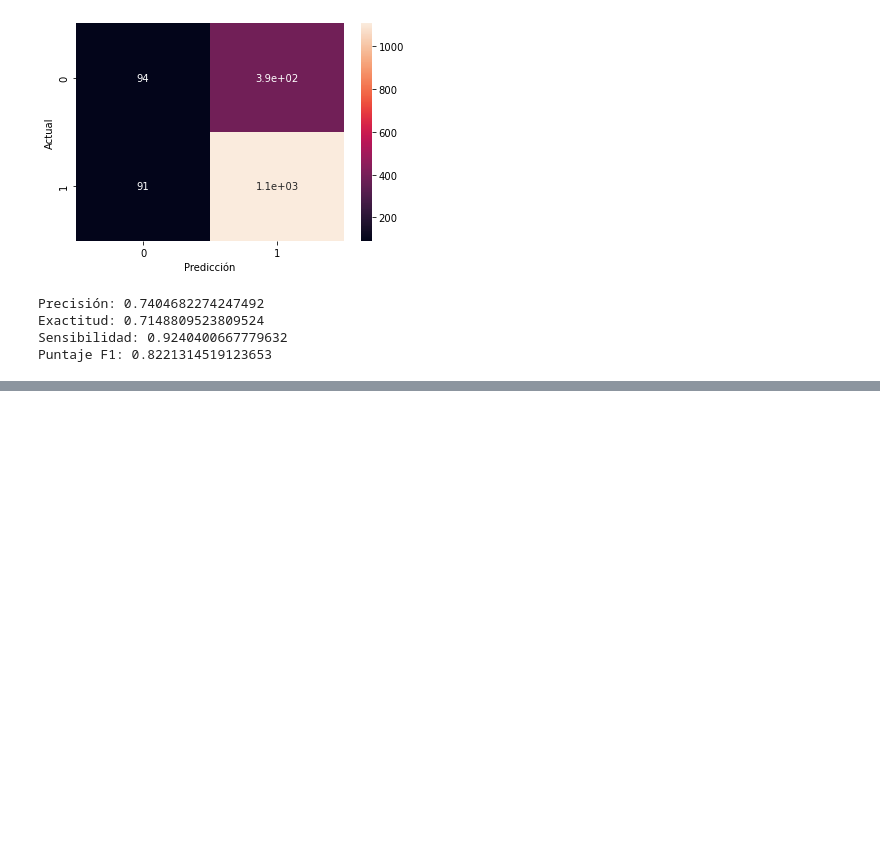
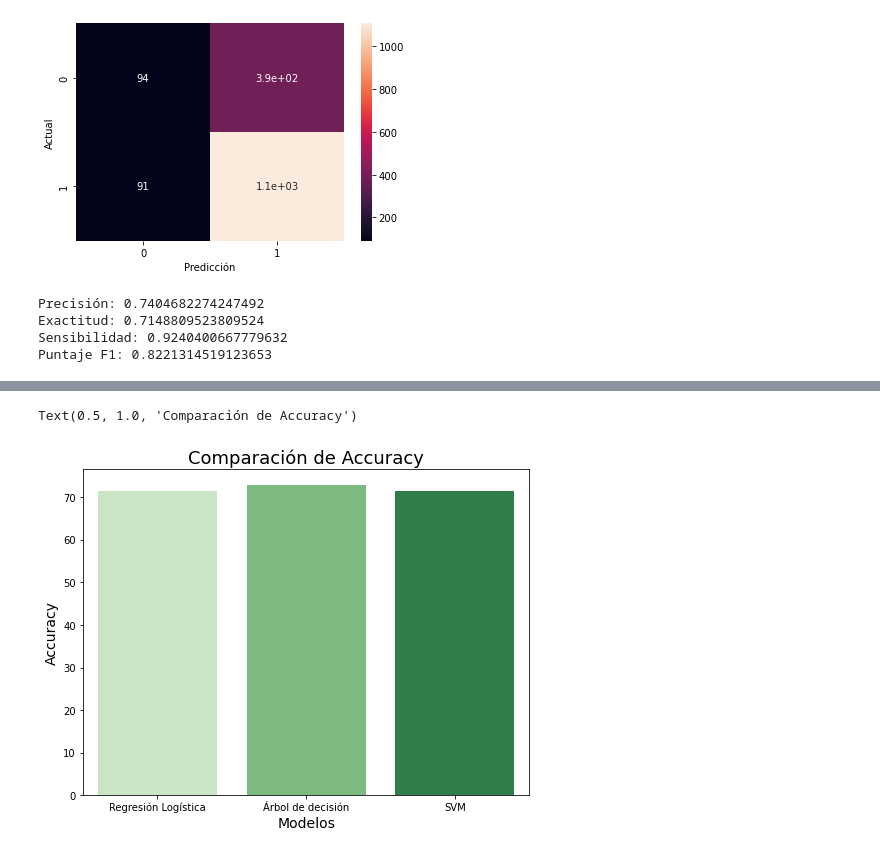
Before and after one commit to garomero2907/Lab2U3, a Jupyter notebook: Avance proyecto (Correccion).ipynb, the cells around one changed output, grey strips where cells are left out. Saved outputs shown, nothing was run; the diff lists cells and outputs as text; code cells hidden in the pictures; blank space fills up the shorter version.

```diff
--- a/Avance proyecto (Correccion).ipynb
+++ b/Avance proyecto (Correccion).ipynb
@@ -498,0 +525,19 @@ Puntaje F1: 0.8221314519123653
+# %%
+df = pd.DataFrame()
+
+modelos=['Regresión Logística','Árbol de decisión','SVM']
+accuracy=[71.49,72.98,71.57]
+
+df['Modelos'] = modelos
+df['Accuracy'] = accuracy
+# %%
+plt.figure(figsize=(8, 6))
+
+sb.barplot(x='Modelos', y='Accuracy', data=df, palette='Greens')
+
+plt.ylabel("Accuracy", size=14)
+plt.xlabel("Modelos", size=14)
+plt.title("Comparación de Accuracy", size=18)
+# %% [output]
+Text(0.5, 1.0, 'Comparación de Accuracy')
+[figure, added]
```
Also changed, not shown: parts of 9 cells of this notebook.
